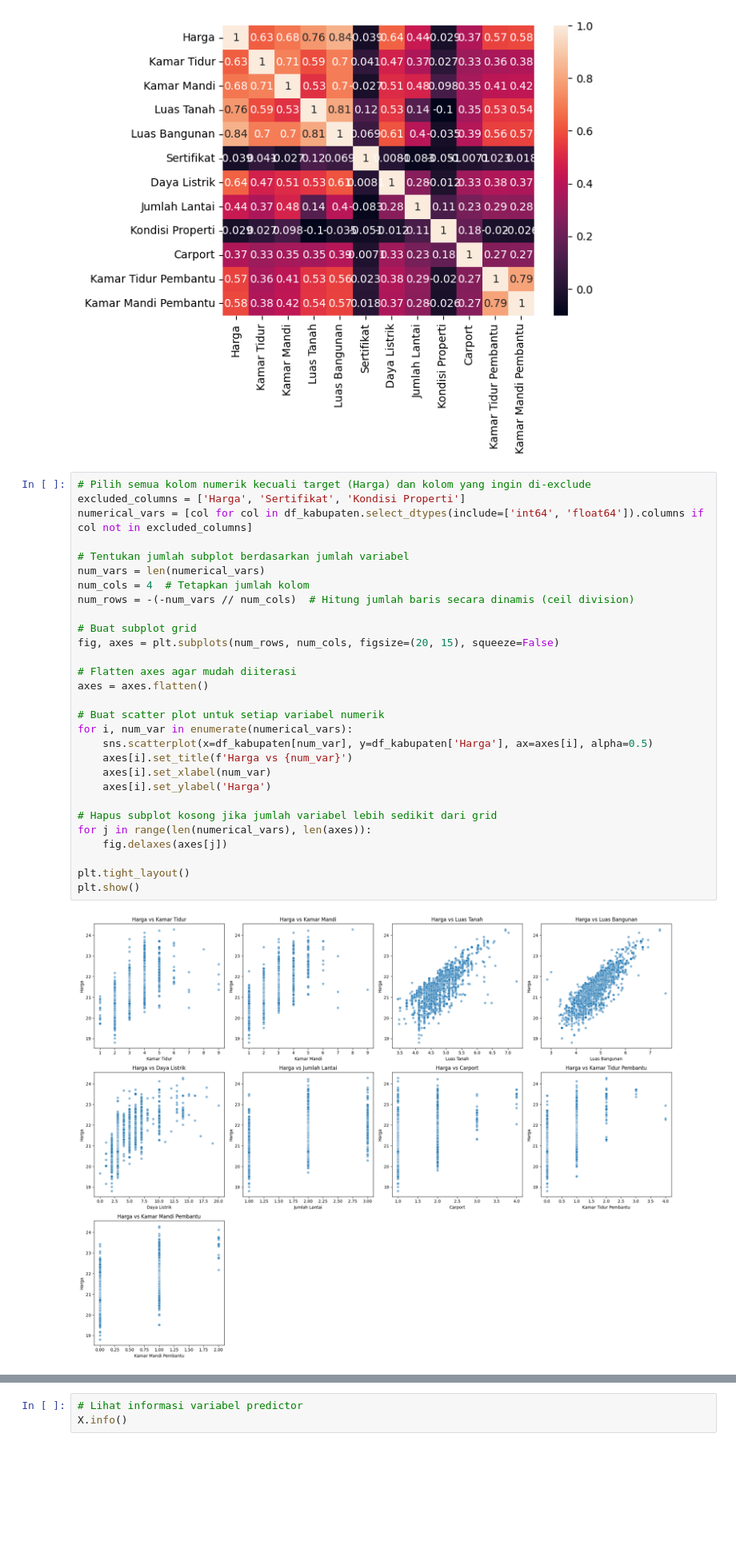
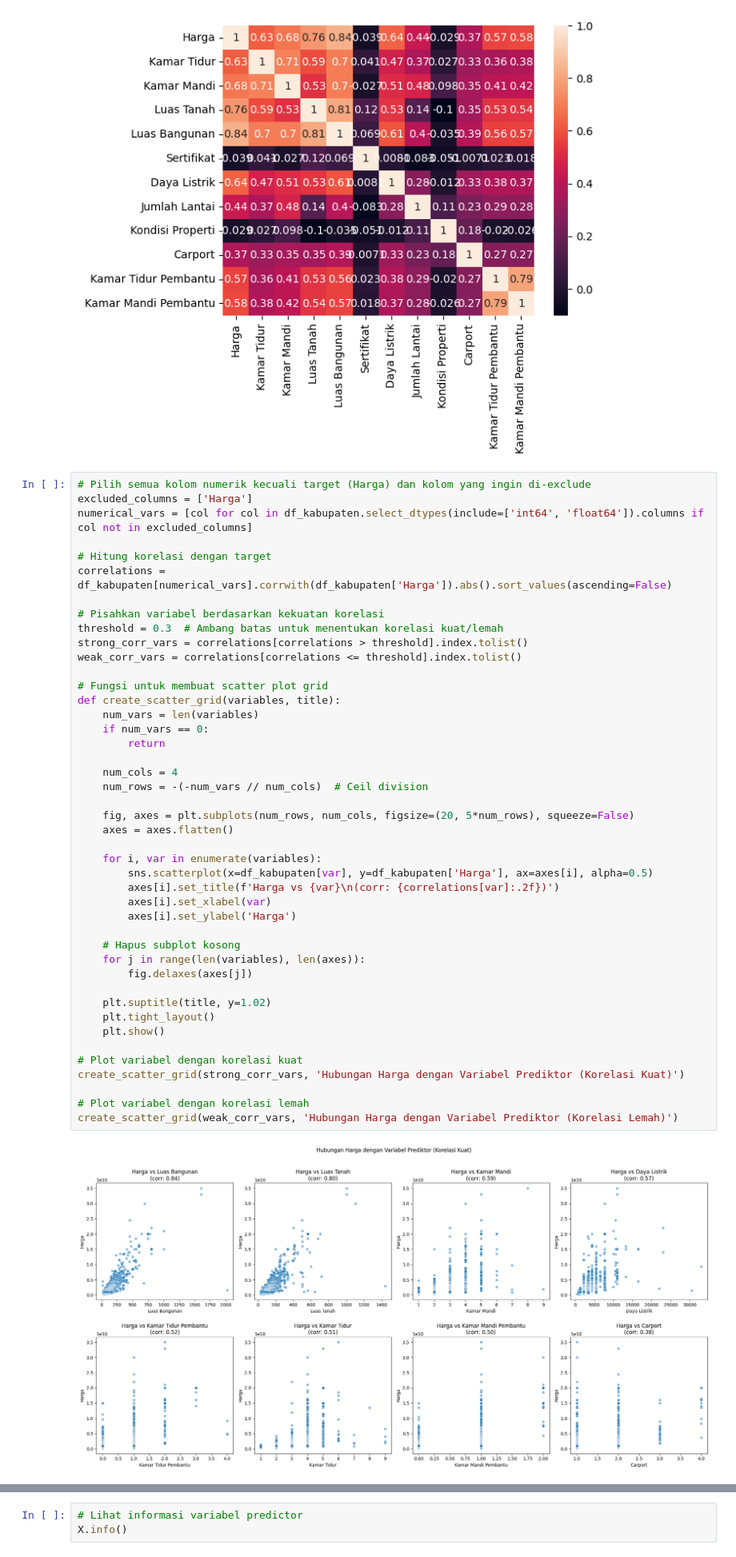
Before and after one commit to daff00/Kabupaten-Tangerang-House-Price-Prediction, a Jupyter notebook: Notebook/HousePricePrediction_KabTangerang.ipynb, the cells around one changed output, grey strips where cells are left out. Shown at 80% size. Cells and saved outputs as stored; diff of their text form; blank space fills up the shorter version.

```diff
--- a/Notebook/HousePricePrediction_KabTangerang.ipynb
+++ b/Notebook/HousePricePrediction_KabTangerang.ipynb
@@ -494,32 +497,47 @@ sns.heatmap(df_kabupaten.select_dtypes(include=['number']).corr(), annot=True)
 [figure]
 # %%
 # Pilih semua kolom numerik kecuali target (Harga) dan kolom yang ingin di-exclude
-excluded_columns = ['Harga', 'Sertifikat', 'Kondisi Properti']
+excluded_columns = ['Harga']
 numerical_vars = [col for col in df_kabupaten.select_dtypes(include=['int64', 'float64']).columns if col not in excluded_columns]
 
-# Tentukan jumlah subplot berdasarkan jumlah variabel
-num_vars = len(numerical_vars)
-num_cols = 4  # Tetapkan jumlah kolom
-num_rows = -(-num_vars // num_cols)  # Hitung jumlah baris secara dinamis (ceil division)
+# Hitung korelasi dengan target
+correlations = df_kabupaten[numerical_vars].corrwith(df_kabupaten['Harga']).abs().sort_values(ascending=False)
 
-# Buat subplot grid
-fig, axes = plt.subplots(num_rows, num_cols, figsize=(20, 15), squeeze=False)
+# Pisahkan variabel berdasarkan kekuatan korelasi
+threshold = 0.3  # Ambang batas untuk menentukan korelasi kuat/lemah
+strong_corr_vars = correlations[correlations > threshold].index.tolist()
+weak_corr_vars = correlations[correlations <= threshold].index.tolist()
 
-# Flatten axes agar mudah diiterasi
-axes = axes.flatten()
+# Fungsi untuk membuat scatter plot grid
+def create_scatter_grid(variables, title):
+    num_vars = len(variables)
+    if num_vars == 0:
+        return
 
-# Buat scatter plot untuk setiap variabel numerik
-for i, num_var in enumerate(numerical_vars):
-    sns.scatterplot(x=df_kabupaten[num_var], y=df_kabupaten['Harga'], ax=axes[i], alpha=0.5)
-    axes[i].set_title(f'Harga vs {num_var}')
-    axes[i].set_xlabel(num_var)
-    axes[i].set_ylabel('Harga')
+    num_cols = 4
+    num_rows = -(-num_vars // num_cols)  # Ceil division
 
-# Hapus subplot kosong jika jumlah variabel lebih sedikit dari grid
-for j in range(len(numerical_vars), len(axes)):
-    fig.delaxes(axes[j])
+    fig, axes = plt.subplots(num_rows, num_cols, figsize=(20, 5*num_rows), squeeze=False)
+    axes = axes.flatten()
 
-plt.tight_layout()
-plt.show()
+    for i, var in enumerate(variables):
+        sns.scatterplot(x=df_kabupaten[var], y=df_kabupaten['Harga'], ax=axes[i], alpha=0.5)
+        axes[i].set_title(f'Harga vs {var}\n(corr: {correlations[var]:.2f})')
+        axes[i].set_xlabel(var)
+        axes[i].set_ylabel('Harga')
+
+    # Hapus subplot kosong
+    for j in range(len(variables), len(axes)):
+        fig.delaxes(axes[j])
+
+    plt.suptitle(title, y=1.02)
+    plt.tight_layout()
+    plt.show()
+
+# Plot variabel dengan korelasi kuat
+create_scatter_grid(strong_corr_vars, 'Hubungan Harga dengan Variabel Prediktor (Korelasi Kuat)')
+
+# Plot variabel dengan korelasi lemah
+create_scatter_grid(weak_corr_vars, 'Hubungan Harga dengan Variabel Prediktor (Korelasi Lemah)')
 # %% [output]
-[figure, old version]
+[figure, new version]
```
Also changed, not shown: parts of 2 cells of this notebook, 1 other file.
